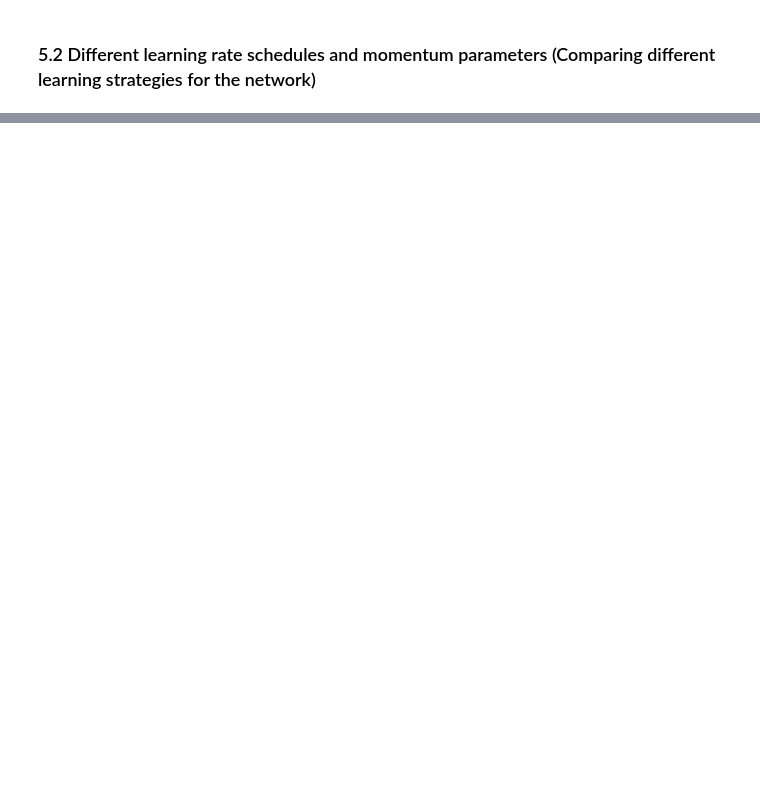
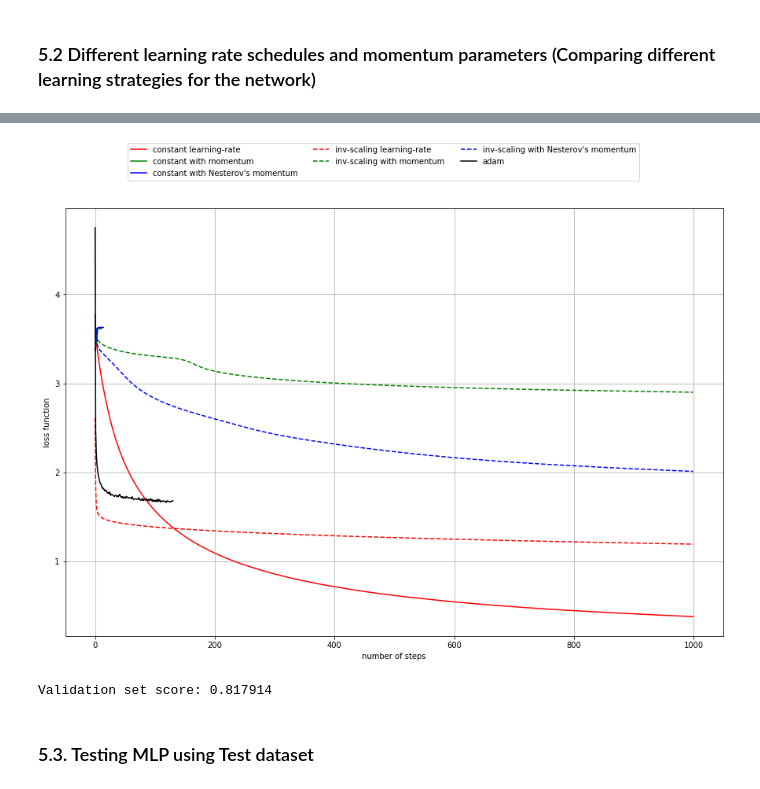
Before and after one commit to apanchal/iima-epaba-batch03, a Jupyter notebook: notebooks/0000_002_2.ipynb, the cells around one changed output, grey strips where cells are left out. Drawn from its saved outputs; the diff is of its cells as text; code cells hidden in the pictures; blank space fills up the shorter version.

```diff
--- a/notebooks/0000_002_2.ipynb
+++ b/notebooks/0000_002_2.ipynb
@@ -64,12 +99,12 @@ print(y_valid.shape)
 # Find hyper parameters for MLP
 parameters = {
     'solver': ['sgd', 'adam'],
-    'max_iter': [400],
+    'max_iter': [1000],
     'alpha': 10.0 ** -np.arange(3, 6),
-    'hidden_layer_sizes':[(1024,),(64,)]
+    'hidden_layer_sizes':[(1024,750,43)]
 }
 X_train = X_train_preprocessed.reshape((len(X_train_preprocessed)),-1)
 # %%
-random_search_clf = RandomizedSearchCV(MLPClassifier(), parameters, n_jobs=10, cv=5, verbose=3)
+random_search_clf = RandomizedSearchCV(MLPClassifier(), parameters, n_jobs=10, cv=3, verbose=10)
 random_search_clf.fit(X_train, y_train_final)
 # %% [output]
@@ -89,0 +173,59 @@ params = [
+# %%
+# different learning rate schedules and momentum parameters
+params = [{'solver': 'sgd', 'learning_rate': 'constant', 'momentum': 0,
+           'learning_rate_init': 0.001, 'hidden_layer_sizes': (1024), 'alpha':0.001},{'solver': 'sgd', 'learning_rate': 'constant', 'momentum': .9,
+           'nesterovs_momentum': False, 'learning_rate_init': 0.2, 'hidden_layer_sizes': (1024), 'alpha':0.001},
+          {'solver': 'sgd', 'learning_rate': 'constant', 'momentum': .9,
+           'nesterovs_momentum': True, 'learning_rate_init': 0.2, 'hidden_layer_sizes': (1024), 'alpha':0.001},
+          {'solver': 'sgd', 'learning_rate': 'invscaling', 'momentum': 0,
+           'learning_rate_init': 0.2, 'hidden_layer_sizes': (1024), 'alpha':0.001},
+          {'solver': 'sgd', 'learning_rate': 'invscaling', 'momentum': .9,
+           'nesterovs_momentum': True, 'learning_rate_init': 0.2, 'hidden_layer_sizes': (1024), 'alpha':0.001},
+          {'solver': 'sgd', 'learning_rate': 'invscaling', 'momentum': .9,
+           'nesterovs_momentum': False, 'learning_rate_init': 0.2, 'hidden_layer_sizes': (1024), 'alpha':0.001},
+          {'solver': 'adam', 'learning_rate_init': 0.01, 'hidden_layer_sizes': (1024), 'alpha':0.001}
+         ]
+# labels for each collection of parameters
+labels = ["constant learning-rate", "constant with momentum",
+          "constant with Nesterov's momentum",
+          "inv-scaling learning-rate", "inv-scaling with momentum",
+          "inv-scaling with Nesterov's momentum", "adam"]
+# plotting arguments
+plot_args = [{'c': 'red', 'linestyle': '-'},
+             {'c': 'green', 'linestyle': '-'},
+             {'c': 'blue', 'linestyle': '-'},
+             {'c': 'red', 'linestyle': '--'},
+             {'c': 'green', 'linestyle': '--'},
+             {'c': 'blue', 'linestyle': '--'},
+             {'c': 'black', 'linestyle': '-'}]
+
+# plot the results
+fig, axes = plt.subplots(1, 1, figsize=(15, 10))
+mlps = []
+
+# loop through each set of parameters
+for label, param, args in zip(labels, params, plot_args):
+    print("training: %s" % label)
+    mlp = MLPClassifier(verbose=4, random_state=0, max_iter = 1000, **param)
+
+    # some parameter combinations will not converge as can be seen on the
+        # plots so they are ignored here
+    with warnings.catch_warnings():
+        warnings.filterwarnings("ignore", category=ConvergenceWarning,
+                                    module="sklearn")
+
+    mlp.fit(X_train, y_train_final)
+    mlps.append(mlp)
+    print("Training set score: %f" % mlp.score(X_train, y_train_final))
+    print("Training set loss: %f" % mlp.loss_)
+    print('')
+    axes.plot(mlp.loss_curve_, **args)
+
+# show the plot
+fig.legend(axes.get_lines(), labels=labels, ncol=3, loc="upper center")
+plt.xlabel("number of steps")
+plt.ylabel("loss function")
+plt.grid(True)
+plt.savefig('../plots/classifier/mlp/mlp_loss_curve_v2_1000.png')
+plt.show()
+# %% [output]
@@ -89,0 +317,10 @@ params = [
+[figure, added]
+# %%
+X_VALID = X_valid_preprocessed.reshape((len(X_valid_preprocessed)),-1)
+best_mlp_classifier = mlps[0]
+vsc = best_mlp_classifier.score(X_VALID, y_valid)
+print("Validation set score: %f" % vsc)
+# %% [output]
+Validation set score: 0.817914
+# %% [markdown]
+### 5.3. Testing MLP using Test dataset
```
Also changed, not shown: parts of 19 cells of this notebook, 53 other files.
